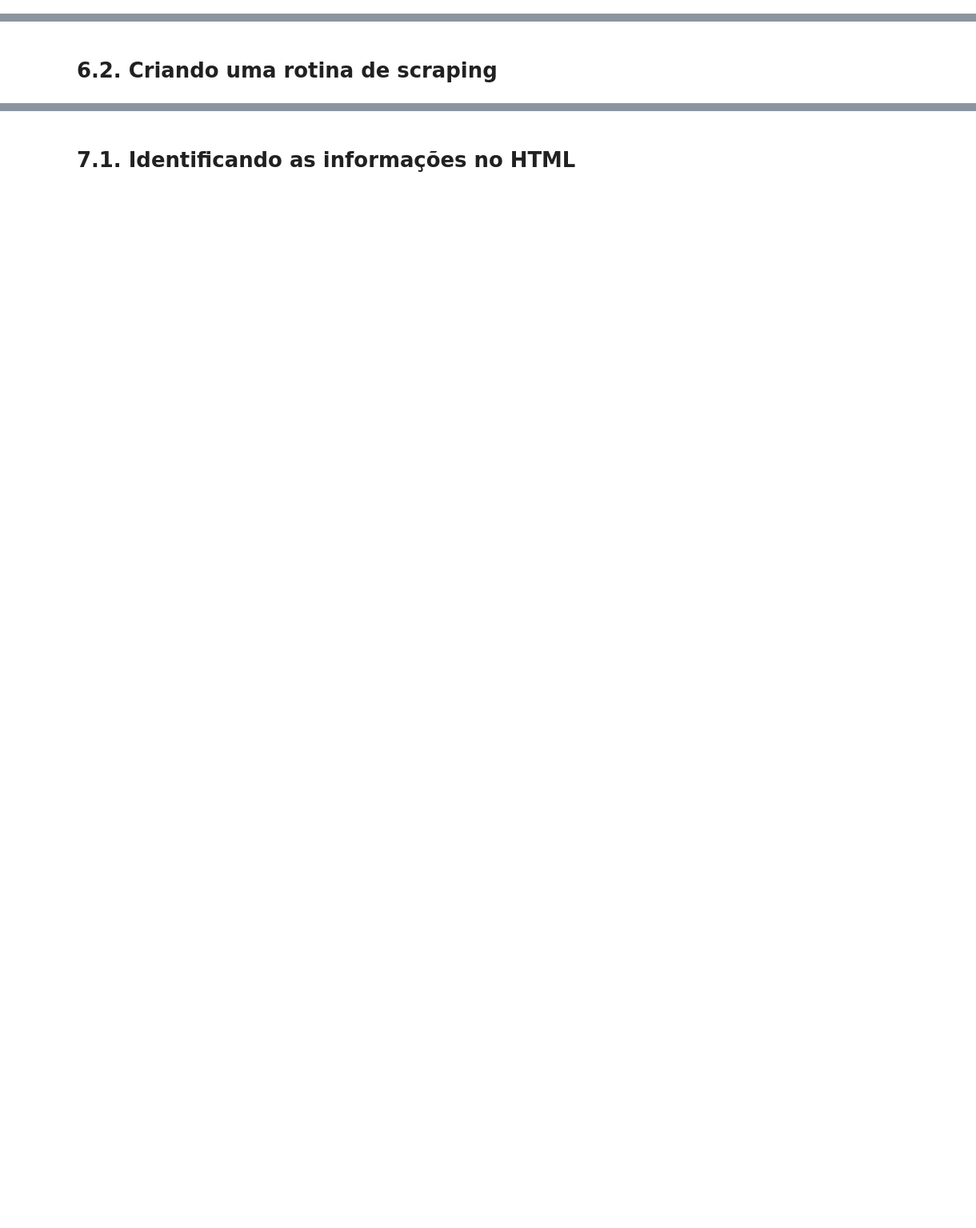
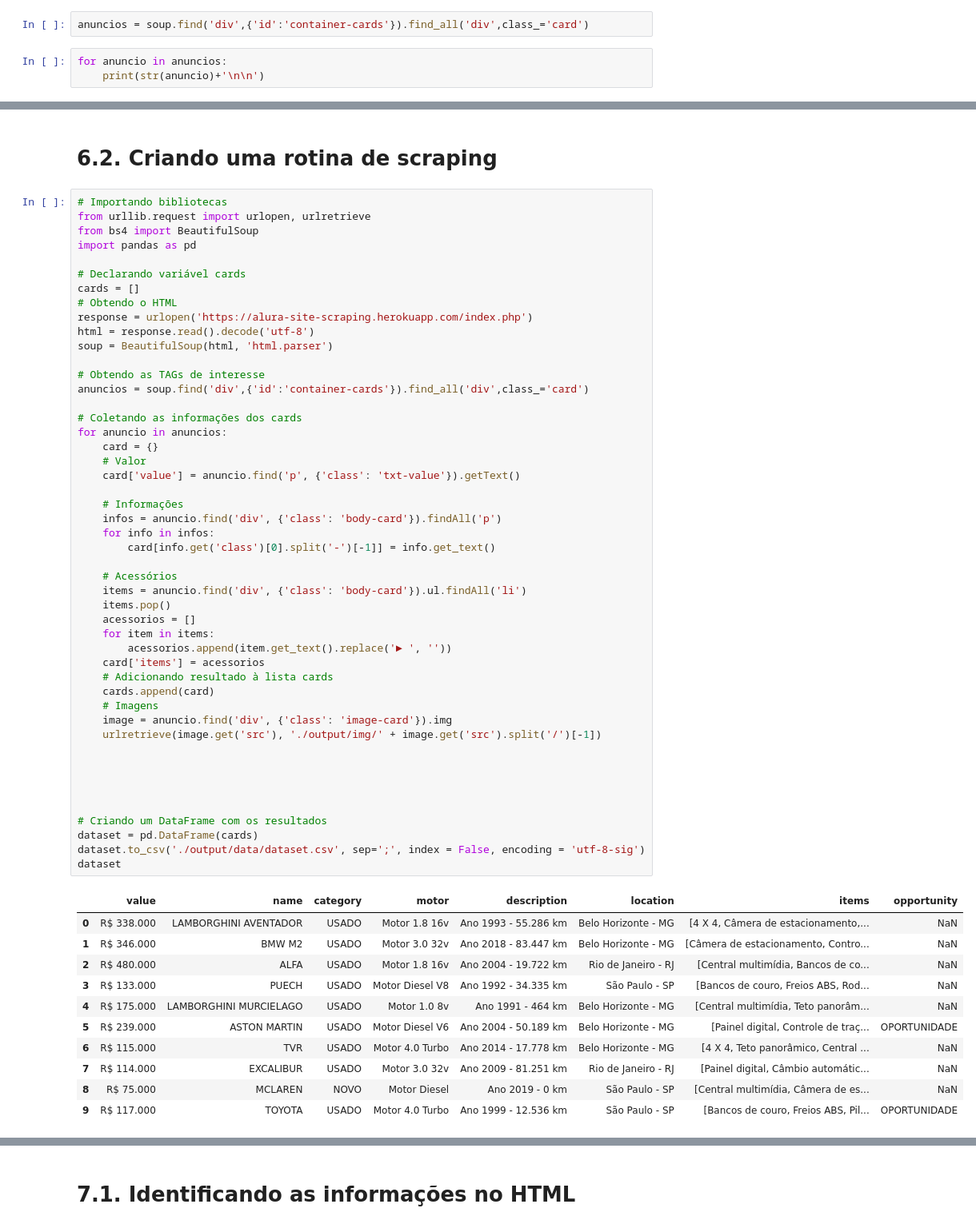
Before and after one commit to gabriels3t/Scraping-com-Python-Coleta-de-dados-na-web, a Jupyter notebook: Web Scraping.ipynb, the cells around one changed output, grey strips where cells are left out. Shown at 80% size. Saved outputs shown, nothing was run; the diff lists cells and outputs as text; blank space fills up the shorter version.

```diff
--- a/Web Scraping.ipynb
+++ b/Web Scraping.ipynb
@@ -979,0 +984,5 @@ urlretrieve(image.get('src'),'output/img/'+image.get('src').split('/')[-1])
+# %%
+anuncios = soup.find('div',{'id':'container-cards'}).find_all('div',class_='card')
+# %%
+for anuncio in anuncios:
+    print(str(anuncio)+'\n\n')
@@ -980,2 +1007,62 @@ urlretrieve(image.get('src'),'output/img/'+image.get('src').split('/')[-1])
 # %% [markdown]
 # 6.2. Criando uma rotina de scraping
+# %%
+# Importando bibliotecas
+from urllib.request import urlopen, urlretrieve
+from bs4 import BeautifulSoup
+import pandas as pd
+
+# Declarando variável cards
+cards = []
+# Obtendo o HTML
+response = urlopen('https://alura-site-scraping.herokuapp.com/index.php')
+html = response.read().decode('utf-8')
+soup = BeautifulSoup(html, 'html.parser')
+
+# Obtendo as TAGs de interesse
+anuncios = soup.find('div',{'id':'container-cards'}).find_all('div',class_='card')
+
+# Coletando as informações dos cards
+for anuncio in anuncios:
+    card = {}
+    # Valor
+    card['value'] = anuncio.find('p', {'class': 'txt-value'}).getText()
+
+    # Informações
+    infos = anuncio.find('div', {'class': 'body-card'}).findAll('p')
+    for info in infos:
+        card[info.get('class')[0].split('-')[-1]] = info.get_text()
+
+    # Acessórios
+    items = anuncio.find('div', {'class': 'body-card'}).ul.findAll('li')
+    items.pop()
+    acessorios = []
+    for item in items:
+        acessorios.append(item.get_text().replace('► ', ''))
+    card['items'] = acessorios
+    # Adicionando resultado à lista cards
+    cards.append(card)
+    # Imagens
+    image = anuncio.find('div', {'class': 'image-card'}).img
+    urlretrieve(image.get('src'), './output/img/' + image.get('src').split('/')[-1])
+
+
+
+
+
+# Criando um DataFrame com os resultados
+dataset = pd.DataFrame(cards)
+dataset.to_csv('./output/data/dataset.csv', sep=';', index = False, encoding = 'utf-8-sig')
+dataset
+# %% [output]
+|  | value | name | category | motor | description | location | items | opportunity |
+| 0 | R$ 338.000 | LAMBORGHINI AVENTADOR | USADO | Motor 1.8 16v | Ano 1993 - 55.286 km | Belo Horizonte - MG | [4 X 4, Câmera de estacionamento,... | NaN |
+| 1 | R$ 346.000 | BMW M2 | USADO | Motor 3.0 32v | Ano 2018 - 83.447 km | Belo Horizonte - MG | [Câmera de estacionamento, Contro... | NaN |
+| 2 | R$ 480.000 | ALFA | USADO | Motor 1.8 16v | Ano 2004 - 19.722 km | Rio de Janeiro - RJ | [Central multimídia, Bancos de co... | NaN |
+| 3 | R$ 133.000 | PUECH | USADO | Motor Diesel V8 | Ano 1992 - 34.335 km | São Paulo - SP | [Bancos de couro, Freios ABS, Rod... | NaN |
+| 4 | R$ 175.000 | LAMBORGHINI MURCIELAGO | USADO | Motor 1.0 8v | Ano 1991 - 464 km | Belo Horizonte - MG | [Central multimídia, Teto panorâm... | NaN |
+| 5 | R$ 239.000 | ASTON MARTIN | USADO | Motor Diesel V6 | Ano 2004 - 50.189 km | Belo Horizonte - MG | [Painel digital, Controle de traç... | OPORTUNIDADE |
+| 6 | R$ 115.000 | TVR | USADO | Motor 4.0 Turbo | Ano 2014 - 17.778 km | Belo Horizonte - MG | [4 X 4, Teto panorâmico, Central ... | NaN |
+| 7 | R$ 114.000 | EXCALIBUR | USADO | Motor 3.0 32v | Ano 2009 - 81.251 km | Rio de Janeiro - RJ | [Painel digital, Câmbio automátic... | NaN |
+| 8 | R$ 75.000 | MCLAREN | NOVO | Motor Diesel | Ano 2019 - 0 km | São Paulo - SP | [Central multimídia, Câmera de es... | NaN |
+| 9 | R$ 117.000 | TOYOTA | USADO | Motor 4.0 Turbo | Ano 1999 - 12.536 km | São Paulo - SP | [Bancos de couro, Freios ABS, Pil... | OPORTUNIDADE |
```
Also changed, not shown: parts of 4 cells of this notebook, 10 other files.
